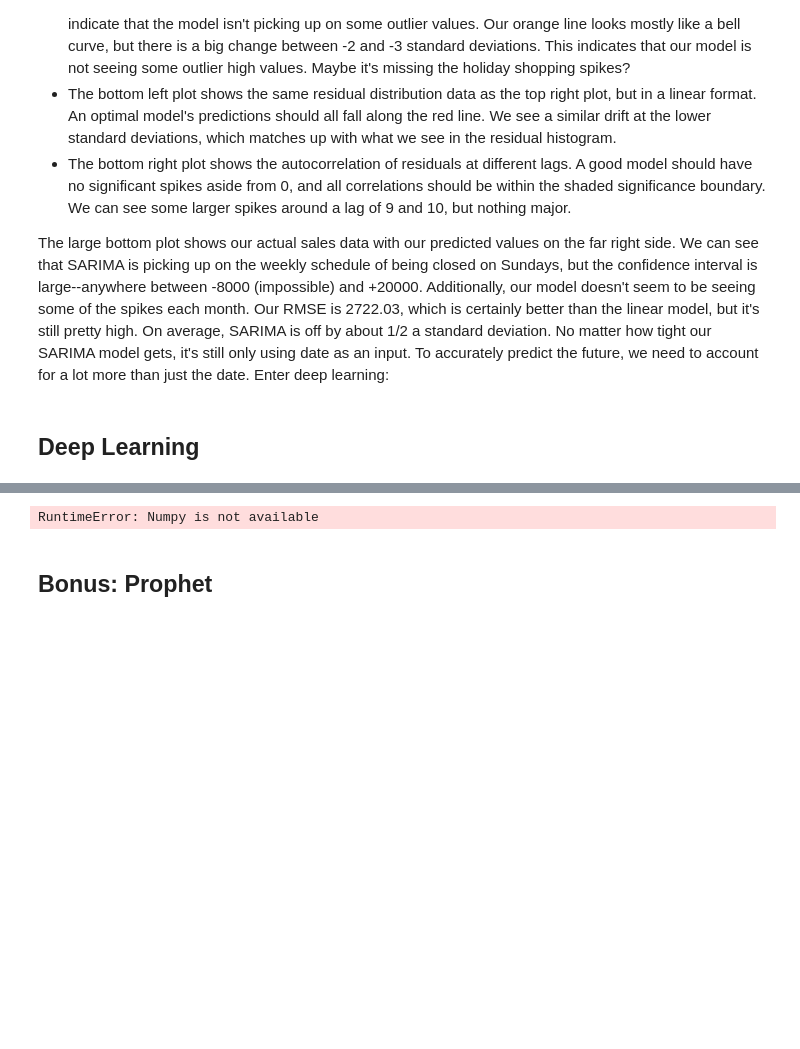
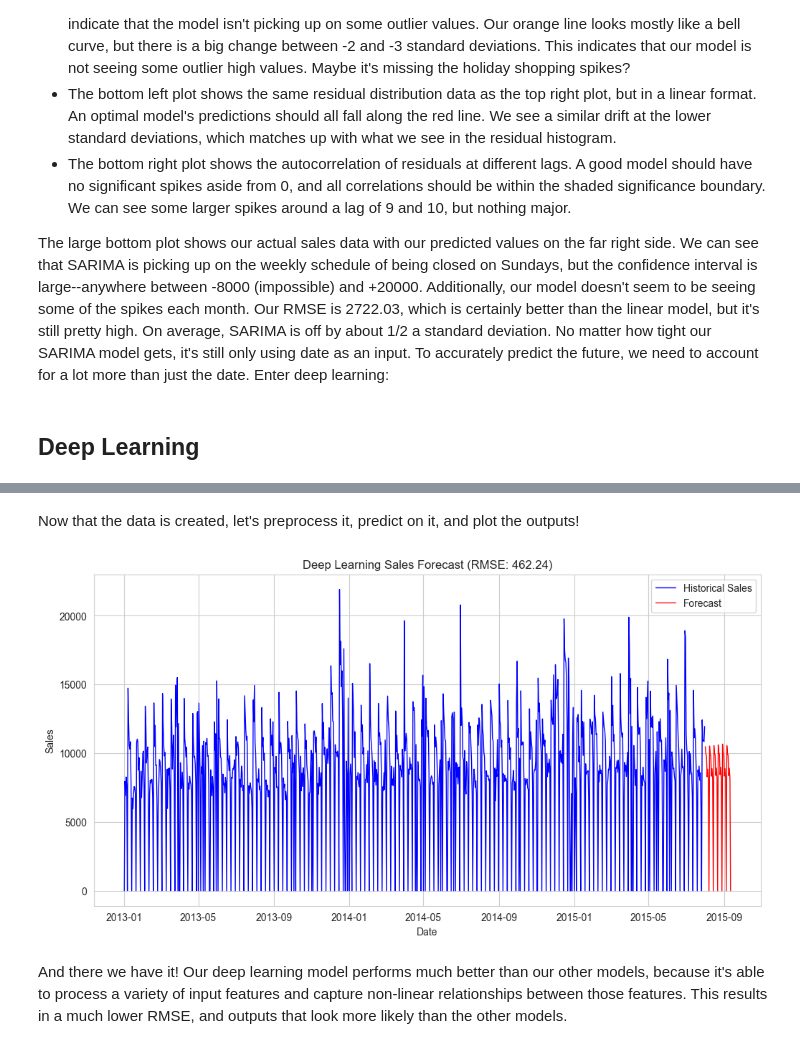
Before and after one commit to austindbirch/data_science_portfolio, a Jupyter notebook: 2: Sales and Revenue Optimization/Sales Forecasting/sales_forecasting.ipynb, the cells around one changed output, grey strips where cells are left out. Saved outputs shown, nothing was run; the diff lists cells and outputs as text; code cells hidden in the pictures; blank space fills up the shorter version.

Commit message:
Sales Forecasting

```diff
--- a/2: Sales and Revenue Optimization/Sales Forecasting/sales_forecasting.ipynb
+++ b/2: Sales and Revenue Optimization/Sales Forecasting/sales_forecasting.ipynb
@@ -840,3 +810,5 @@ fake_data.head()
+# %% [markdown]
+Now that the data is created, let's preprocess it, predict on it, and plot the outputs!
 # %%
 fake_data_preprocessed = pipeline.transform(fake_data)
 
@@ -847,34 +819,34 @@ fake_data_tensor = torch.tensor(fake_data_preprocessed, dtype=torch.float32)
 model.eval()
 
 # Generate predictions
 with torch.no_grad():
     predictions = model(fake_data_tensor).squeeze().cpu()
 
 # Plot the forecasted vs. actual values
 forecast_dates = pd.date_range(start=time_series.index[-1] + pd.Timedelta(days=1), periods=len(predictions))
 
 # Create a DataFrame for forecasted values
 forecast_df = pd.DataFrame({
     'Date': forecast_dates,
     'Forecast': predictions
 }).set_index('Date')
 
 # Combine historical data and forecasts
 combined_df = pd.concat([time_series, forecast_df['Forecast']], axis=0)
 
 # Plotting
 plt.figure(figsize=(12, 6))
 plt.plot(time_series.index, time_series.values, label='Historical Sales', color='blue', linestyle='-', linewidth=1)
 plt.plot(forecast_df.index, forecast_df['Forecast'], label='Forecast', color='red', linestyle='-', linewidth=1)
 
 # Add labels and legend
-plt.title('Sales Forecast')
+plt.title(f'Deep Learning Sales Forecast (RMSE: {dl_rmse:.2f})')
 plt.xlabel('Date')
 plt.ylabel('Sales')
 plt.legend()
 plt.grid(True)
 plt.show()
 # %% [output]
-RuntimeError: Numpy is not available
+[figure, added]
-# %% [markdown]
-## Bonus: Prophet
+# %% [markdown]
+And there we have it! Our deep learning model performs much better than our other models, because it's able to process a variety of input features and capture non-linear relationships between those features. This results in a much lower RMSE, and outputs that look more likely than the other models.
```
Also changed, not shown: parts of 12 cells of this notebook, 1 other file.
